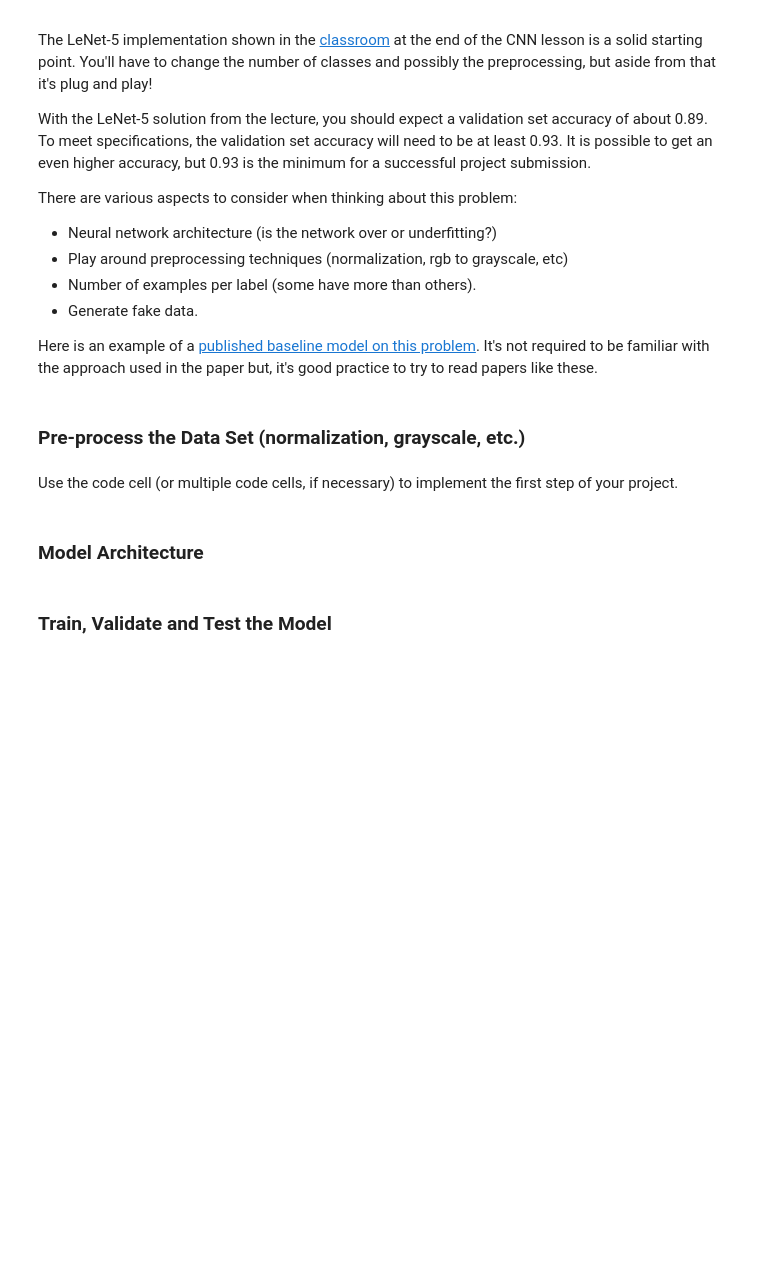
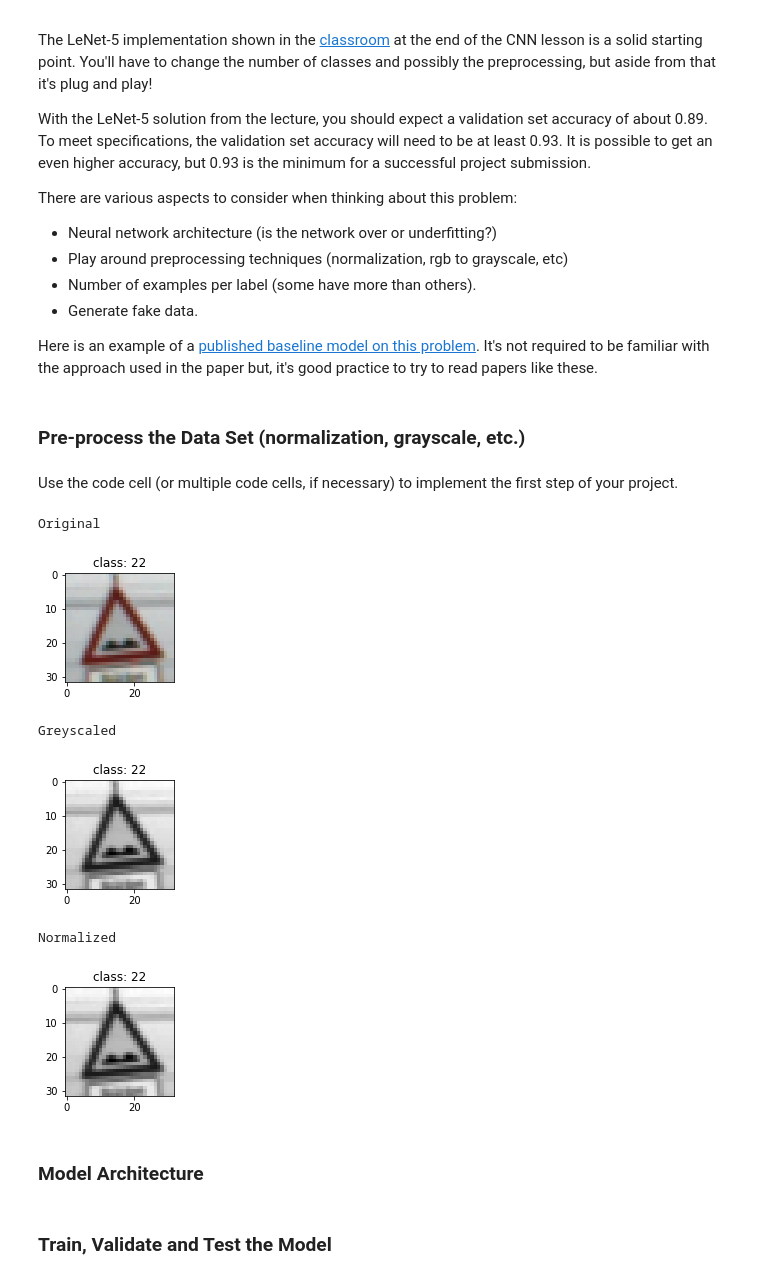
Before and after one commit to sameersg/P2-Traffic-Sign-Classifier-Project, a Jupyter notebook: Traffic_Sign_Classifier.ipynb, the cells around one changed output. Saved outputs shown, nothing was run; the diff lists cells and outputs as text; code cells hidden in the pictures; blank space fills up the shorter version.

```diff
--- a/Traffic_Sign_Classifier.ipynb
+++ b/Traffic_Sign_Classifier.ipynb
@@ -156,6 +156,14 @@ Use the code cell (or multiple code cells, if necessary) to implement the first
 import cv2
 from numpy import newaxis
 from sklearn.utils import shuffle
+
+
+def show_image(index):
+    image = X_train[index].squeeze()
+    plt.figure(figsize=(2,2))
+    plt.imshow(image, cmap='gray')
+    plt.title('class: {}'.format((y_train[index])))
+    plt.show()
 
 
 def normalize_grayscale(image_data):
@@ -169,33 +177,50 @@ def normalize_grayscale(image_data):
     grayscale_min = 0
     grayscale_max = 255
     return a + ( ( (image_data - grayscale_min)*(b - a) )/( grayscale_max - grayscale_min ) )
 
 def grayscale(img):
     """Applies the Grayscale transform
     This will return an image with only one color channel
     but NOTE: to see the returned image as grayscale
     (assuming your grayscaled image is called 'gray')
     you should call plt.imshow(gray, cmap='gray')"""
     return cv2.cvtColor(img, cv2.COLOR_RGB2GRAY)
 
+print("Original")
+show_image(4553)
 
 # Grayscale
 X_train = np.array([grayscale (image) for image in X_train])
 X_validation = np.array([grayscale(image) for image in X_validation])
 X_test = np.array([grayscale (image) for image in X_test])
 
+print("Greyscaled")
+show_image(4553)
+
 # Min-Max scaling to a range of [0.1, 0.9]
 X_train = normalize_grayscale(X_train)
 X_validation = normalize_grayscale(X_validation)
 X_test = normalize_grayscale(X_test)
+
+print("Normalized")
+show_image(4553)
+
+
 
 # Reshape if for the CNN
 X_train = X_train[..., newaxis]
 X_validation = X_validation[..., newaxis]
 X_test = X_test[..., newaxis]
 
 #Shuffle
 X_train, y_train = shuffle(X_train, y_train)
+# %% [output]
+Original
+[figure, added]
+Greyscaled
+[figure, added]
+Normalized
+[figure, added]
 # %% [markdown]
 ### Model Architecture
 # %%
```
Also changed, not shown: parts of 3 cells of this notebook, 19 other files.
